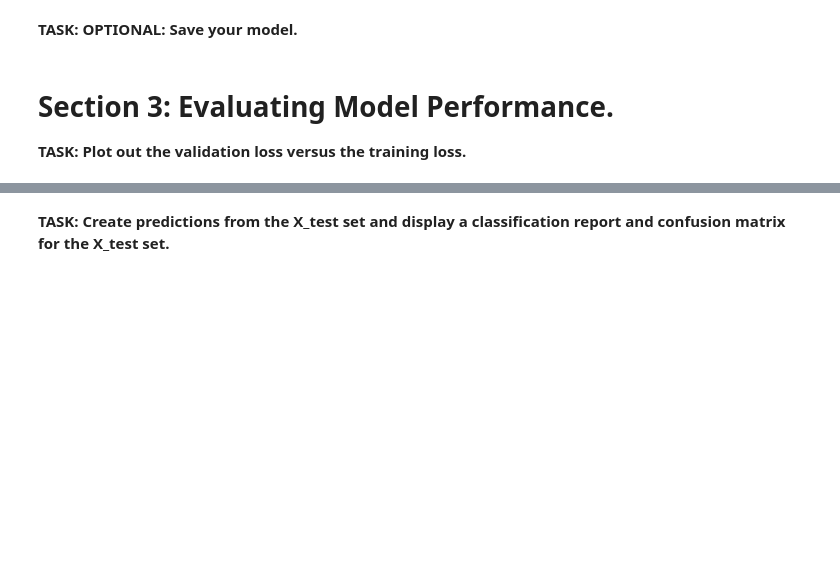
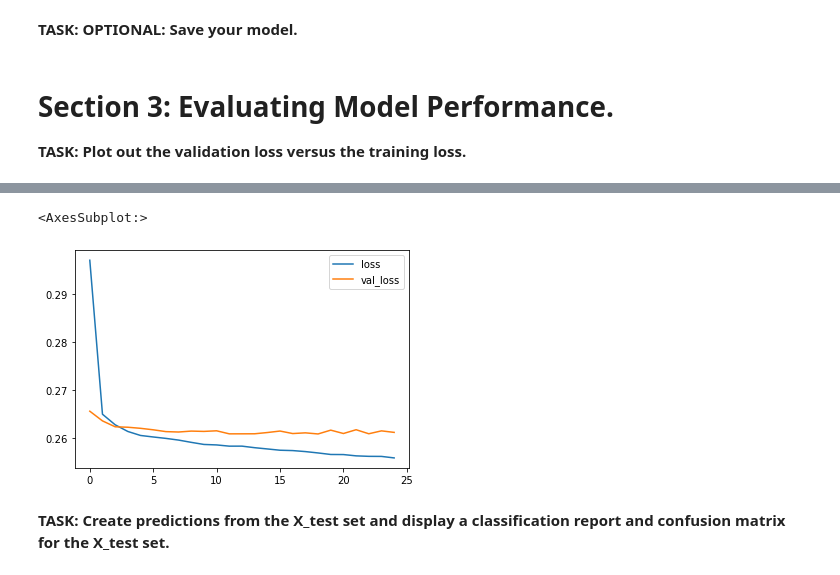
Before and after one commit to xkrystiandutka/DataScience, a Jupyter notebook: NeuralNetworks&DeepLearning/KerasProjectExercise.ipynb, the cells around one changed output, grey strips where cells are left out. Drawn from its saved outputs; the diff is of its cells as text; code cells hidden in the pictures; blank space fills up the shorter version.

Commit message:
Model evaluation

```diff
--- a/NeuralNetworks&DeepLearning/KerasProjectExercise.ipynb
+++ b/NeuralNetworks&DeepLearning/KerasProjectExercise.ipynb
@@ -1051,2 +1065,9 @@ model.save('full_data_project_model.h5')
+# %%
+losses = pd.DataFrame(model.history.history)
+# %%
+losses[['loss','val_loss']].plot()
+# %% [output]
+<AxesSubplot:>
+[figure, added]
 # %% [markdown]
 **TASK: Create predictions from the X_test set and display a classification report and confusion matrix for the X_test set.**
```
Also changed, not shown: parts of 17 cells of this notebook.
